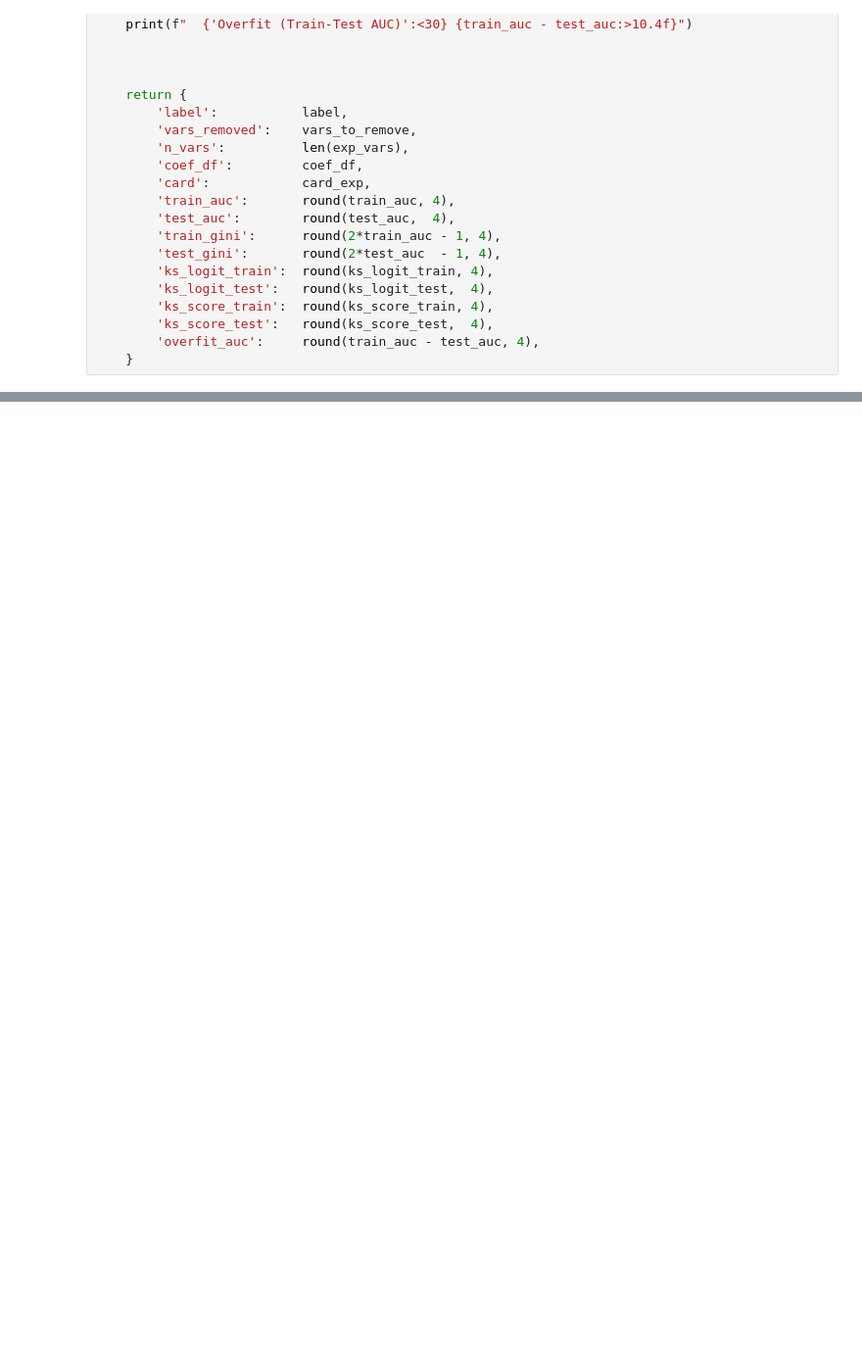
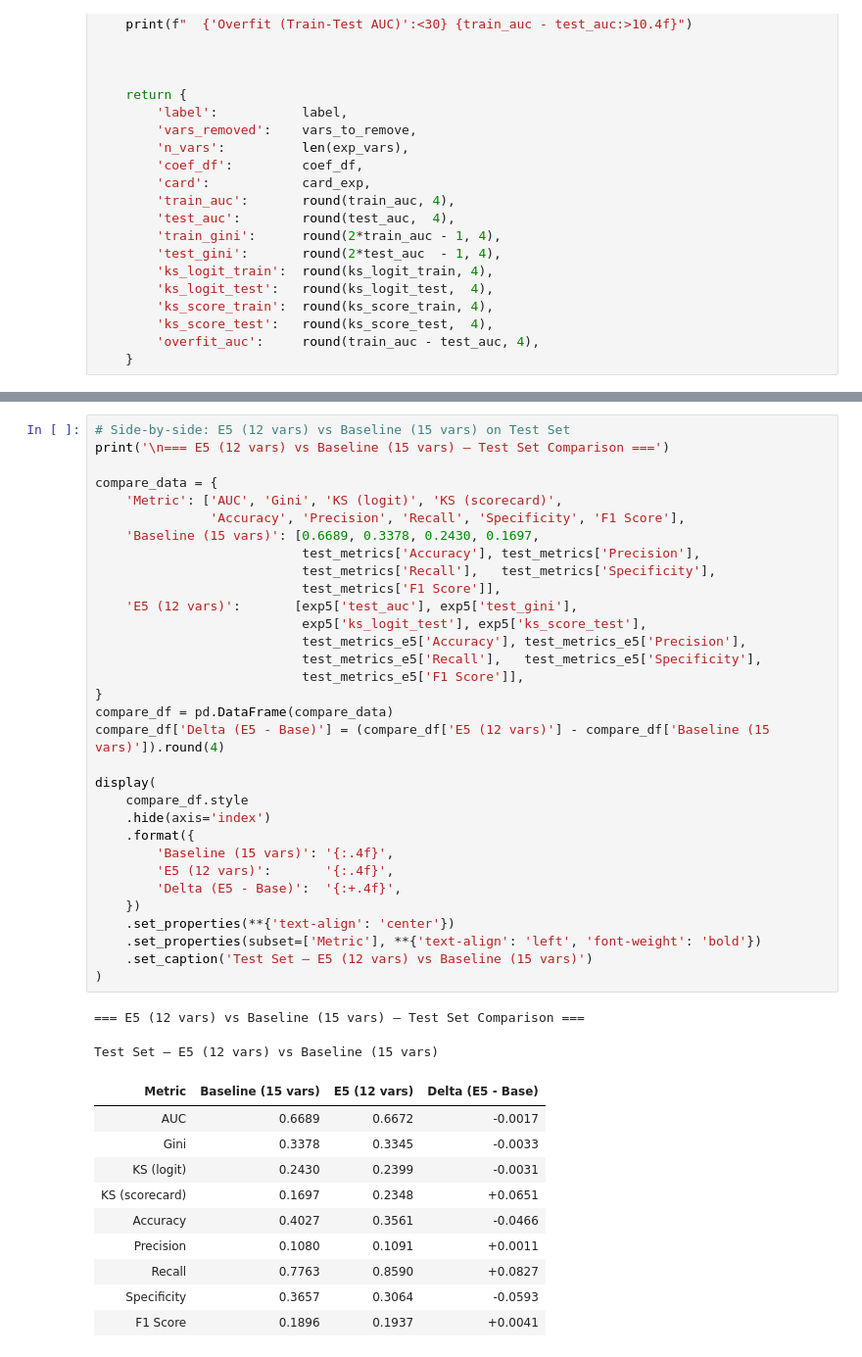
Before and after one commit to spectre-meltdown/IS453-Financial_Analytics-Scorecard_Project, a Jupyter notebook: 3.1 Tuning 1 Remove Characteristics.ipynb, the cells around one changed output, grey strips where cells are left out. Shown at 98% size. Saved outputs shown, nothing was run; the diff lists cells and outputs as text; blank space fills up the shorter version.

```diff
--- a/3.1 Tuning 1 Remove Characteristics.ipynb
+++ b/3.1 Tuning 1 Remove Characteristics.ipynb
@@ -1658,0 +1817,45 @@ Error:
+# %%
+# Side-by-side: E5 (12 vars) vs Baseline (15 vars) on Test Set
+print('\n=== E5 (12 vars) vs Baseline (15 vars) — Test Set Comparison ===')
+
+compare_data = {
+    'Metric': ['AUC', 'Gini', 'KS (logit)', 'KS (scorecard)',
+               'Accuracy', 'Precision', 'Recall', 'Specificity', 'F1 Score'],
+    'Baseline (15 vars)': [0.6689, 0.3378, 0.2430, 0.1697,
+                           test_metrics['Accuracy'], test_metrics['Precision'],
+                           test_metrics['Recall'],   test_metrics['Specificity'],
+                           test_metrics['F1 Score']],
+    'E5 (12 vars)':       [exp5['test_auc'], exp5['test_gini'],
+                           exp5['ks_logit_test'], exp5['ks_score_test'],
+                           test_metrics_e5['Accuracy'], test_metrics_e5['Precision'],
+                           test_metrics_e5['Recall'],   test_metrics_e5['Specificity'],
+                           test_metrics_e5['F1 Score']],
+}
+compare_df = pd.DataFrame(compare_data)
+compare_df['Delta (E5 - Base)'] = (compare_df['E5 (12 vars)'] - compare_df['Baseline (15 vars)']).round(4)
+
+display(
+    compare_df.style
+    .hide(axis='index')
+    .format({
+        'Baseline (15 vars)': '{:.4f}',
+        'E5 (12 vars)':       '{:.4f}',
+        'Delta (E5 - Base)':  '{:+.4f}',
+    })
+    .set_properties(**{'text-align': 'center'})
+    .set_properties(subset=['Metric'], **{'text-align': 'left', 'font-weight': 'bold'})
+    .set_caption('Test Set — E5 (12 vars) vs Baseline (15 vars)')
+)
+# %% [output]
+=== E5 (12 vars) vs Baseline (15 vars) — Test Set Comparison ===
+Test Set — E5 (12 vars) vs Baseline (15 vars)
+| Metric | Baseline (15 vars) | E5 (12 vars) | Delta (E5 - Base) |
+| AUC | 0.6689 | 0.6672 | -0.0017 |
+| Gini | 0.3378 | 0.3345 | -0.0033 |
+| KS (logit) | 0.2430 | 0.2399 | -0.0031 |
+| KS (scorecard) | 0.1697 | 0.2348 | +0.0651 |
+| Accuracy | 0.4027 | 0.3561 | -0.0466 |
+| Precision | 0.1080 | 0.1091 | +0.0011 |
+| Recall | 0.7763 | 0.8590 | +0.0827 |
+| Specificity | 0.3657 | 0.3064 | -0.0593 |
+| F1 Score | 0.1896 | 0.1937 | +0.0041 |
```
Also changed, not shown: parts of 7 cells of this notebook.
